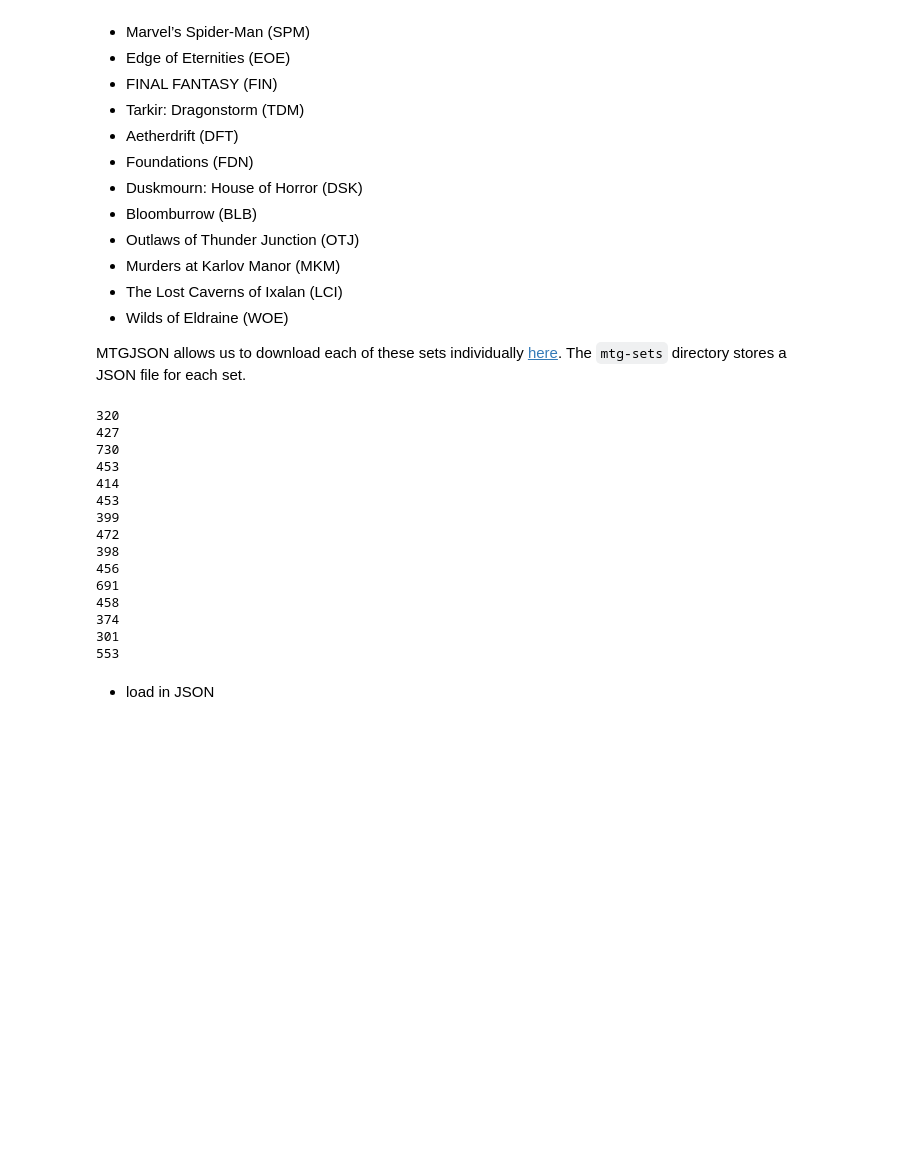
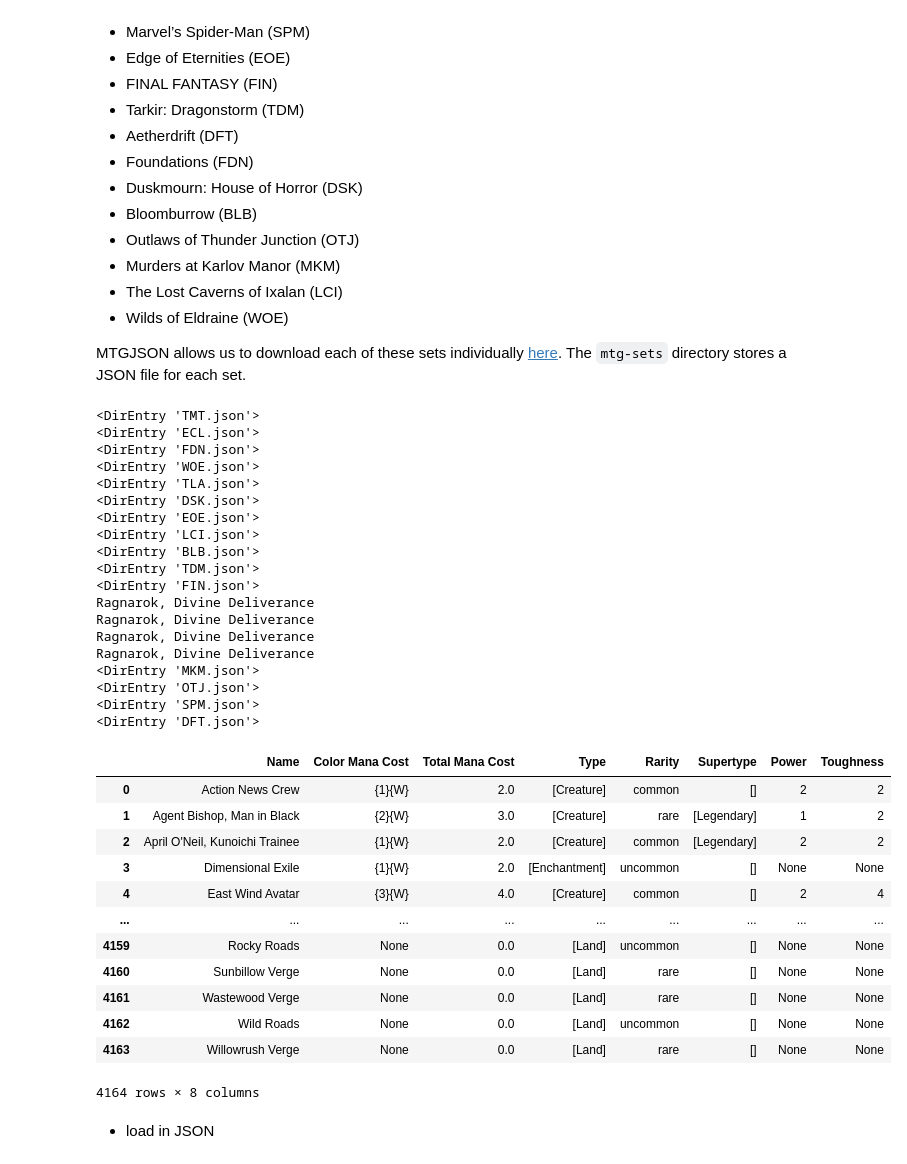
Before and after one commit to abbyortego/cmps-6790-final-tutorial, a Jupyter notebook: M2_RD.ipynb, the cells around one changed output. Saved outputs shown, nothing was run; the diff lists cells and outputs as text; code cells hidden in the pictures; blank space fills up the shorter version.

Commit message:
WIP: extracting card feats, needs help

```diff
--- a/M2_RD.ipynb
+++ b/M2_RD.ipynb
@@ -545,29 +545,70 @@ MTGJSON allows us to download each of these sets individually [here](https://mtg
 # %%
 # card features: name, mana cost by color, total mana cost, types, rarity, supertypes (NaN), power (NaN), toughness (NaN)
 
+cards_feat_df = pd.DataFrame(columns=["Name", "Color Mana Cost", "Total Mana Cost", "Type", "Rarity", "Supertype", "Power", "Toughness"])
+
 for file in os.scandir("mtg-sets/"):
     with open(file.path, "r") as f:
+        print(file)
         set_json = json.load(f)
         set_cards_json = set_json["data"]["cards"]
 
+        for card in set_cards_json:
+            if card["name"] not in cards_feat_df["Name"].values:
+                try:
+                    cards_feat_df.loc[len(cards_feat_df)] = [
+                        card["name"],
+                        card["manaCost"] if "Land" not in card["types"] else None,
+                        card["manaValue"],
+                        card["types"],
+                        card["rarity"],
+                        card["supertypes"],
+                        card["power"] if "Creature" in card["types"] else None,
+                        card["toughness"] if "Creature" in card["types"] else None
+                        # number of keywords?
+                    ]
+                except:
+                    print(card["name"])
+                #
+            #
+        #
     #
 #
+
+cards_feat_df
 # %% [output]
-320
-427
-730
-453
-414
-453
-399
-472
-398
-456
-691
-458
-374
-301
-553
+<DirEntry 'TMT.json'>
+<DirEntry 'ECL.json'>
+<DirEntry 'FDN.json'>
+<DirEntry 'WOE.json'>
+<DirEntry 'TLA.json'>
+<DirEntry 'DSK.json'>
+<DirEntry 'EOE.json'>
+<DirEntry 'LCI.json'>
+<DirEntry 'BLB.json'>
+<DirEntry 'TDM.json'>
+<DirEntry 'FIN.json'>
+Ragnarok, Divine Deliverance
+Ragnarok, Divine Deliverance
+Ragnarok, Divine Deliverance
+Ragnarok, Divine Deliverance
+<DirEntry 'MKM.json'>
+<DirEntry 'OTJ.json'>
+<DirEntry 'SPM.json'>
+<DirEntry 'DFT.json'>
+|  | Name | Color Mana Cost | Total Mana Cost | Type | Rarity | Supertype | Power | Toughness |
+| 0 | Action News Crew | {1}{W} | 2.0 | [Creature] | common | [] | 2 | 2 |
+| 1 | Agent Bishop, Man in Black | {2}{W} | 3.0 | [Creature] | rare | [Legendary] | 1 | 2 |
+| 2 | April O'Neil, Kunoichi Trainee | {1}{W} | 2.0 | [Creature] | common | [Legendary] | 2 | 2 |
+| 3 | Dimensional Exile | {1}{W} | 2.0 | [Enchantment] | uncommon | [] | None | None |
+| 4 | East Wind Avatar | {3}{W} | 4.0 | [Creature] | common | [] | 2 | 4 |
+| ... | ... | ... | ... | ... | ... | ... | ... | ... |
+| 4159 | Rocky Roads | None | 0.0 | [Land] | uncommon | [] | None | None |
+| 4160 | Sunbillow Verge | None | 0.0 | [Land] | rare | [] | None | None |
+| 4161 | Wastewood Verge | None | 0.0 | [Land] | rare | [] | None | None |
+| 4162 | Wild Roads | None | 0.0 | [Land] | uncommon | [] | None | None |
+| 4163 | Willowrush Verge | None | 0.0 | [Land] | rare | [] | None | None |
+4164 rows × 8 columns
 # %% [markdown]
 - load in JSON
 # %% [markdown]
```
Also changed, not shown: 1 other file.
